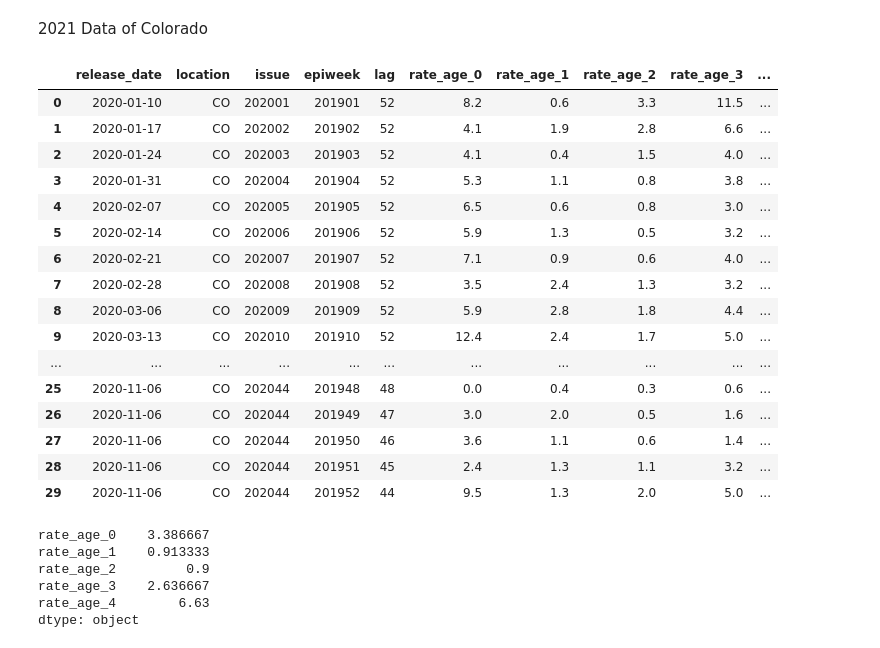
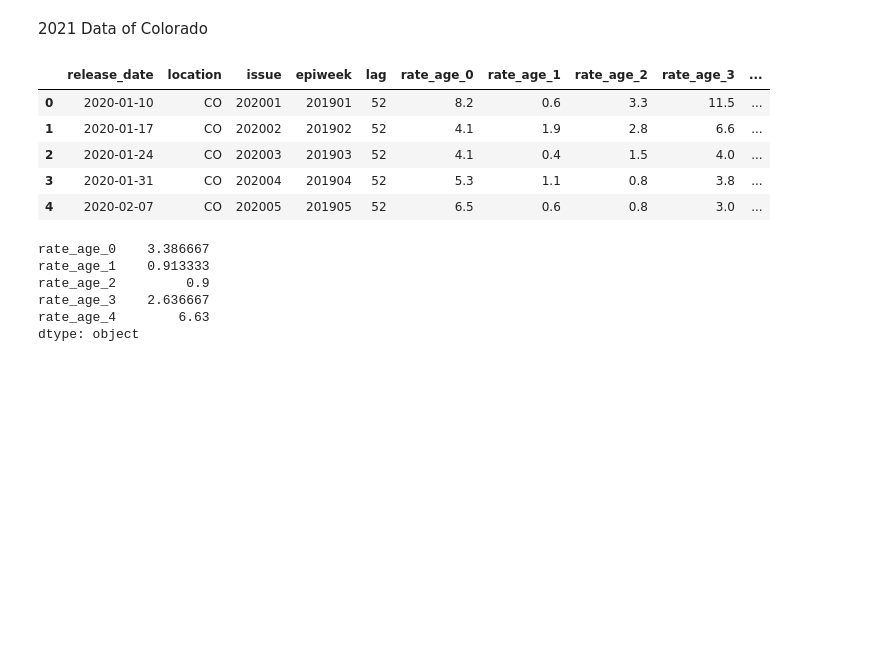
Before and after one commit to totoroyyb/sta141b-final-proj, a Jupyter notebook: Report/Project Report.ipynb, the cells around one changed output. Cells and saved outputs as stored; diff of their text form; code cells hidden in the pictures; blank space fills up the shorter version.

```diff
--- a/Report/Project Report.ipynb
+++ b/Report/Project Report.ipynb
@@ -284,28 +276,17 @@ Then, we want to study the same question for Colorado. Since FLuSurve does not c
 # %%
 flusurv_param1 = FluSurvParams(
     epiweeks = ["201901-201917","201940-201952"],
     regions = [FluSurvRegion.CO]
 )
 flusurv1=DataFetcher.fetch(EndpointType.FLUSURV,param=flusurv_param1)
-flusurv1
+flusurv1.head()
 # %% [output]
 |  | release_date | location | issue | epiweek | lag | rate_age_0 | rate_age_1 | rate_age_2 | rate_age_3 | ... |
 | 0 | 2020-01-10 | CO | 202001 | 201901 | 52 | 8.2 | 0.6 | 3.3 | 11.5 | ... |
 | 1 | 2020-01-17 | CO | 202002 | 201902 | 52 | 4.1 | 1.9 | 2.8 | 6.6 | ... |
 | 2 | 2020-01-24 | CO | 202003 | 201903 | 52 | 4.1 | 0.4 | 1.5 | 4.0 | ... |
 | 3 | 2020-01-31 | CO | 202004 | 201904 | 52 | 5.3 | 1.1 | 0.8 | 3.8 | ... |
 | 4 | 2020-02-07 | CO | 202005 | 201905 | 52 | 6.5 | 0.6 | 0.8 | 3.0 | ... |
-| 5 | 2020-02-14 | CO | 202006 | 201906 | 52 | 5.9 | 1.3 | 0.5 | 3.2 | ... |
-| 6 | 2020-02-21 | CO | 202007 | 201907 | 52 | 7.1 | 0.9 | 0.6 | 4.0 | ... |
-| 7 | 2020-02-28 | CO | 202008 | 201908 | 52 | 3.5 | 2.4 | 1.3 | 3.2 | ... |
-| 8 | 2020-03-06 | CO | 202009 | 201909 | 52 | 5.9 | 2.8 | 1.8 | 4.4 | ... |
-| 9 | 2020-03-13 | CO | 202010 | 201910 | 52 | 12.4 | 2.4 | 1.7 | 5.0 | ... |
-| ... | ... | ... | ... | ... | ... | ... | ... | ... | ... | ... |
-| 25 | 2020-11-06 | CO | 202044 | 201948 | 48 | 0.0 | 0.4 | 0.3 | 0.6 | ... |
-| 26 | 2020-11-06 | CO | 202044 | 201949 | 47 | 3.0 | 2.0 | 0.5 | 1.6 | ... |
-| 27 | 2020-11-06 | CO | 202044 | 201950 | 46 | 3.6 | 1.1 | 0.6 | 1.4 | ... |
-| 28 | 2020-11-06 | CO | 202044 | 201951 | 45 | 2.4 | 1.3 | 1.1 | 3.2 | ... |
-| 29 | 2020-11-06 | CO | 202044 | 201952 | 44 | 9.5 | 1.3 | 2.0 | 5.0 | ... |
 # %%
 flusuraverage1=flusurv1.sum()[['rate_age_0','rate_age_1','rate_age_2','rate_age_3','rate_age_4']]/30
 flusuraverage1
```
Also changed, not shown: parts of 14 cells of this notebook, 2 other files.
